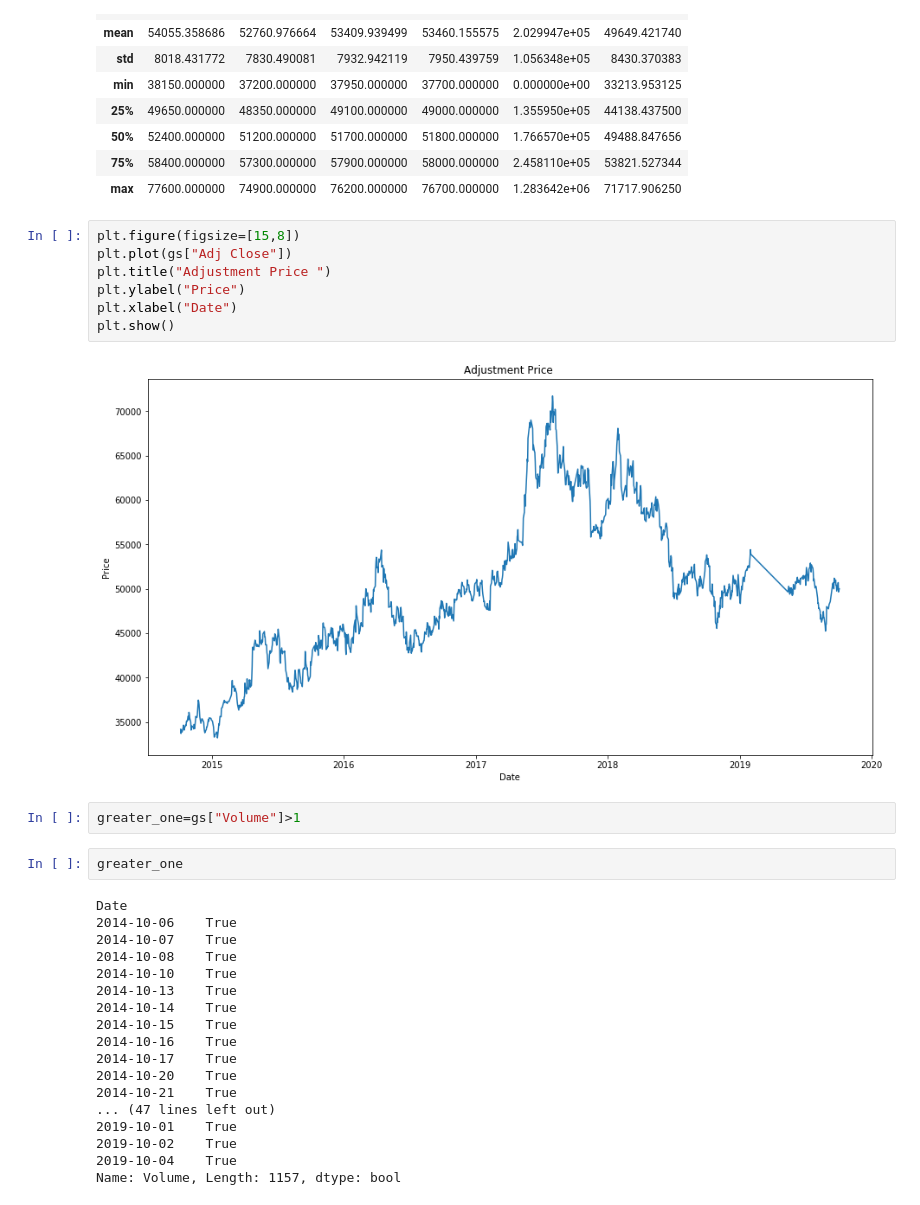
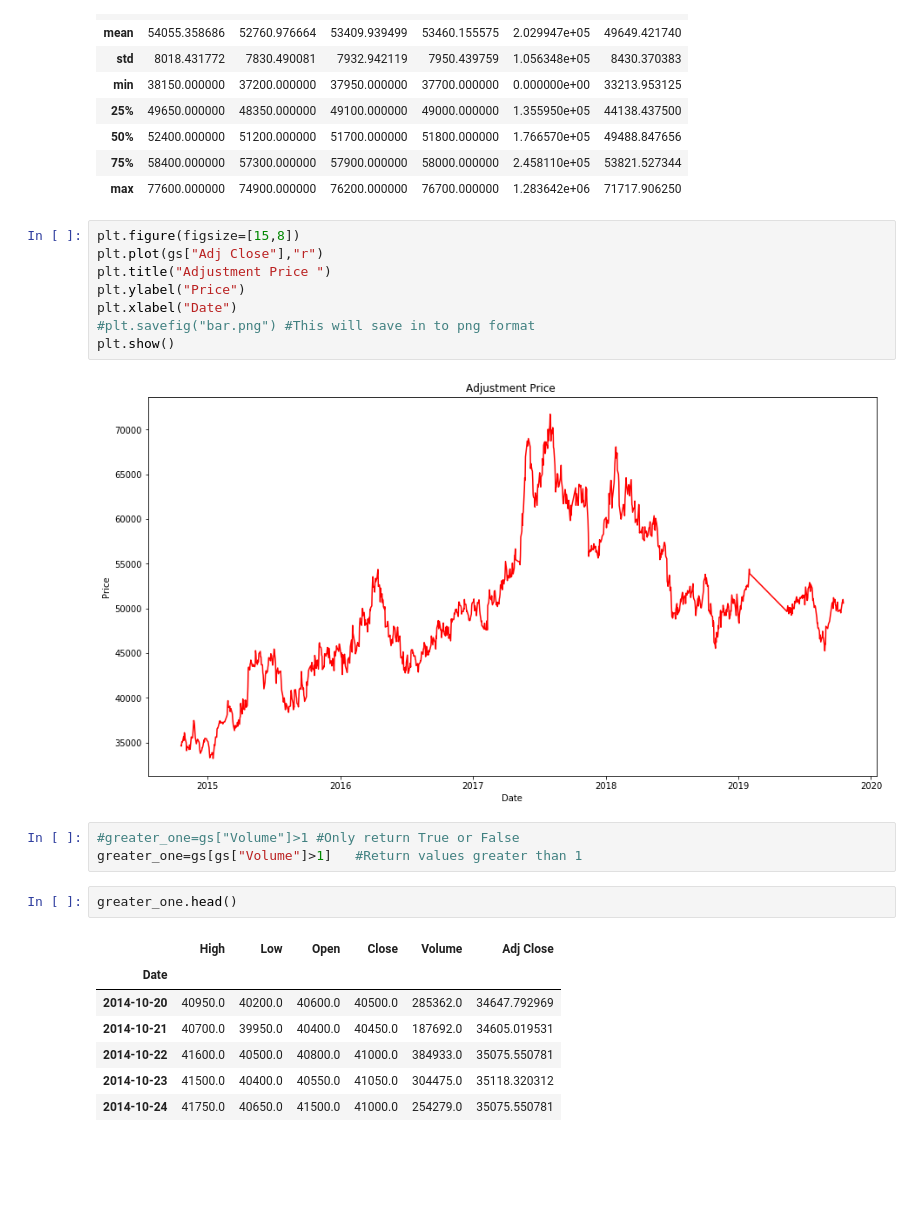
Before and after one commit to krishdb38/Data_Analysis, a Jupyter notebook: Share Analysis.ipynb, the cells around one changed output. Drawn from its saved outputs; the diff is of its cells as text; blank space fills up the shorter version.

```diff
--- a/Share Analysis.ipynb
+++ b/Share Analysis.ipynb
@@ -31,32 +31,24 @@ gs.describe()
 | max | 77600.000000 | 74900.000000 | 76200.000000 | 76700.000000 | 1.283642e+06 | 71717.906250 |
 # %%
 plt.figure(figsize=[15,8])
-plt.plot(gs["Adj Close"])
+plt.plot(gs["Adj Close"],"r")
 plt.title("Adjustment Price ")
 plt.ylabel("Price")
 plt.xlabel("Date")
+#plt.savefig("bar.png") #This will save in to png format
 plt.show()
 # %% [output]
-[figure, old version]
+[figure, new version]
-# %%
-greater_one=gs["Volume"]>1
+# %%
+#greater_one=gs["Volume"]>1 #Only return True or False
+greater_one=gs[gs["Volume"]>1]   #Return values greater than 1
 # %%
-greater_one
+greater_one.head()
 # %% [output]
-Date
-2014-10-06    True
-2014-10-07    True
-2014-10-08    True
-2014-10-10    True
-2014-10-13    True
-2014-10-14    True
-2014-10-15    True
-2014-10-16    True
-2014-10-17    True
-2014-10-20    True
-2014-10-21    True
-... (47 lines left out)
-2019-10-01    True
-2019-10-02    True
-2019-10-04    True
-Name: Volume, Length: 1157, dtype: bool
+|  | High | Low | Open | Close | Volume | Adj Close |
+| Date |  |  |  |  |  |  |
+| 2014-10-20 | 40950.0 | 40200.0 | 40600.0 | 40500.0 | 285362.0 | 34647.792969 |
+| 2014-10-21 | 40700.0 | 39950.0 | 40400.0 | 40450.0 | 187692.0 | 34605.019531 |
+| 2014-10-22 | 41600.0 | 40500.0 | 40800.0 | 41000.0 | 384933.0 | 35075.550781 |
+| 2014-10-23 | 41500.0 | 40400.0 | 40550.0 | 41050.0 | 304475.0 | 35118.320312 |
+| 2014-10-24 | 41750.0 | 40650.0 | 41500.0 | 41000.0 | 254279.0 | 35075.550781 |
```
Also changed, not shown: parts of 2 cells of this notebook, 6 other files.
